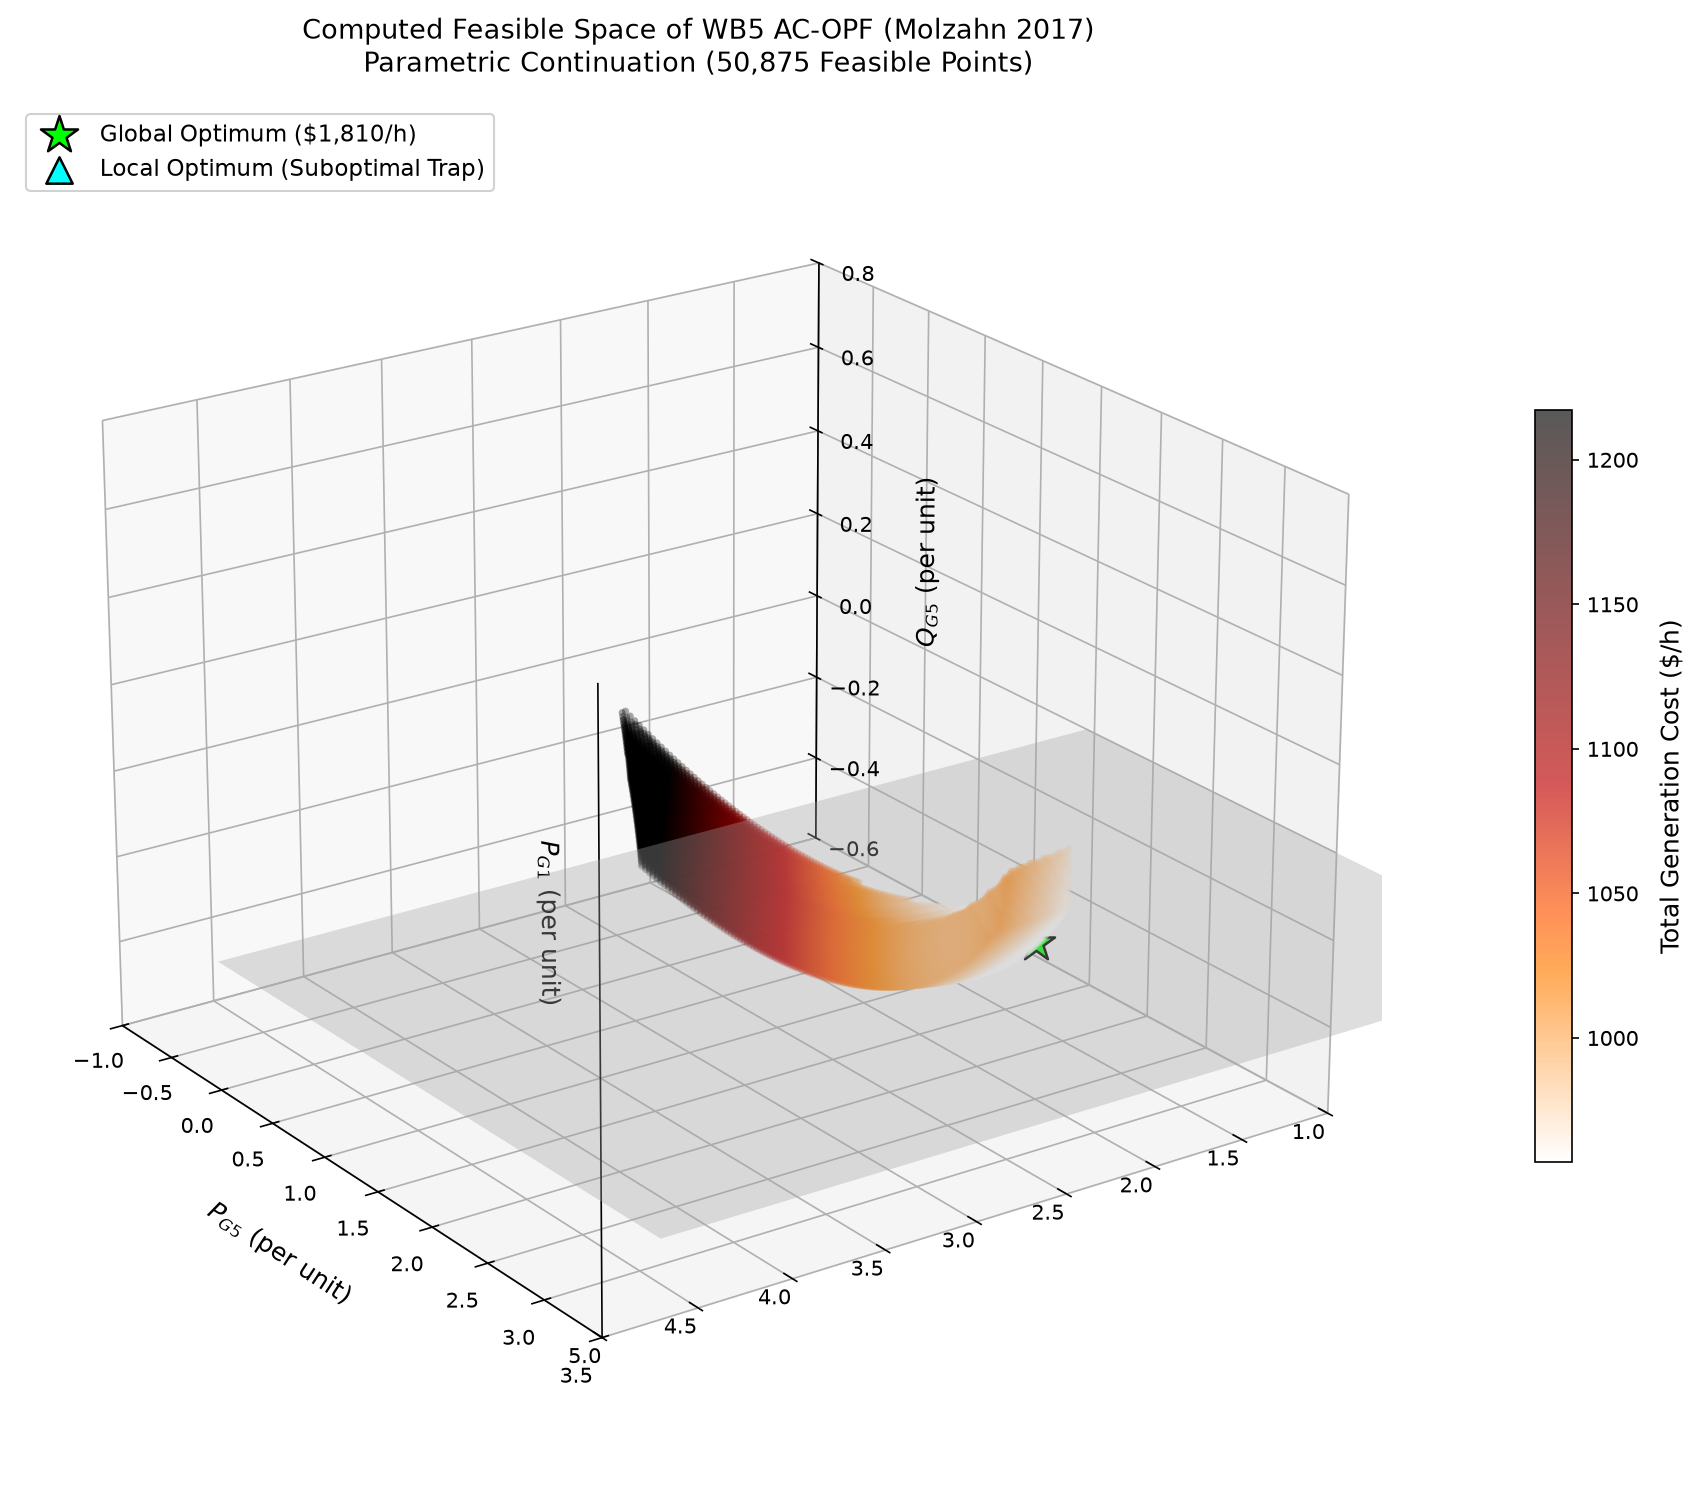
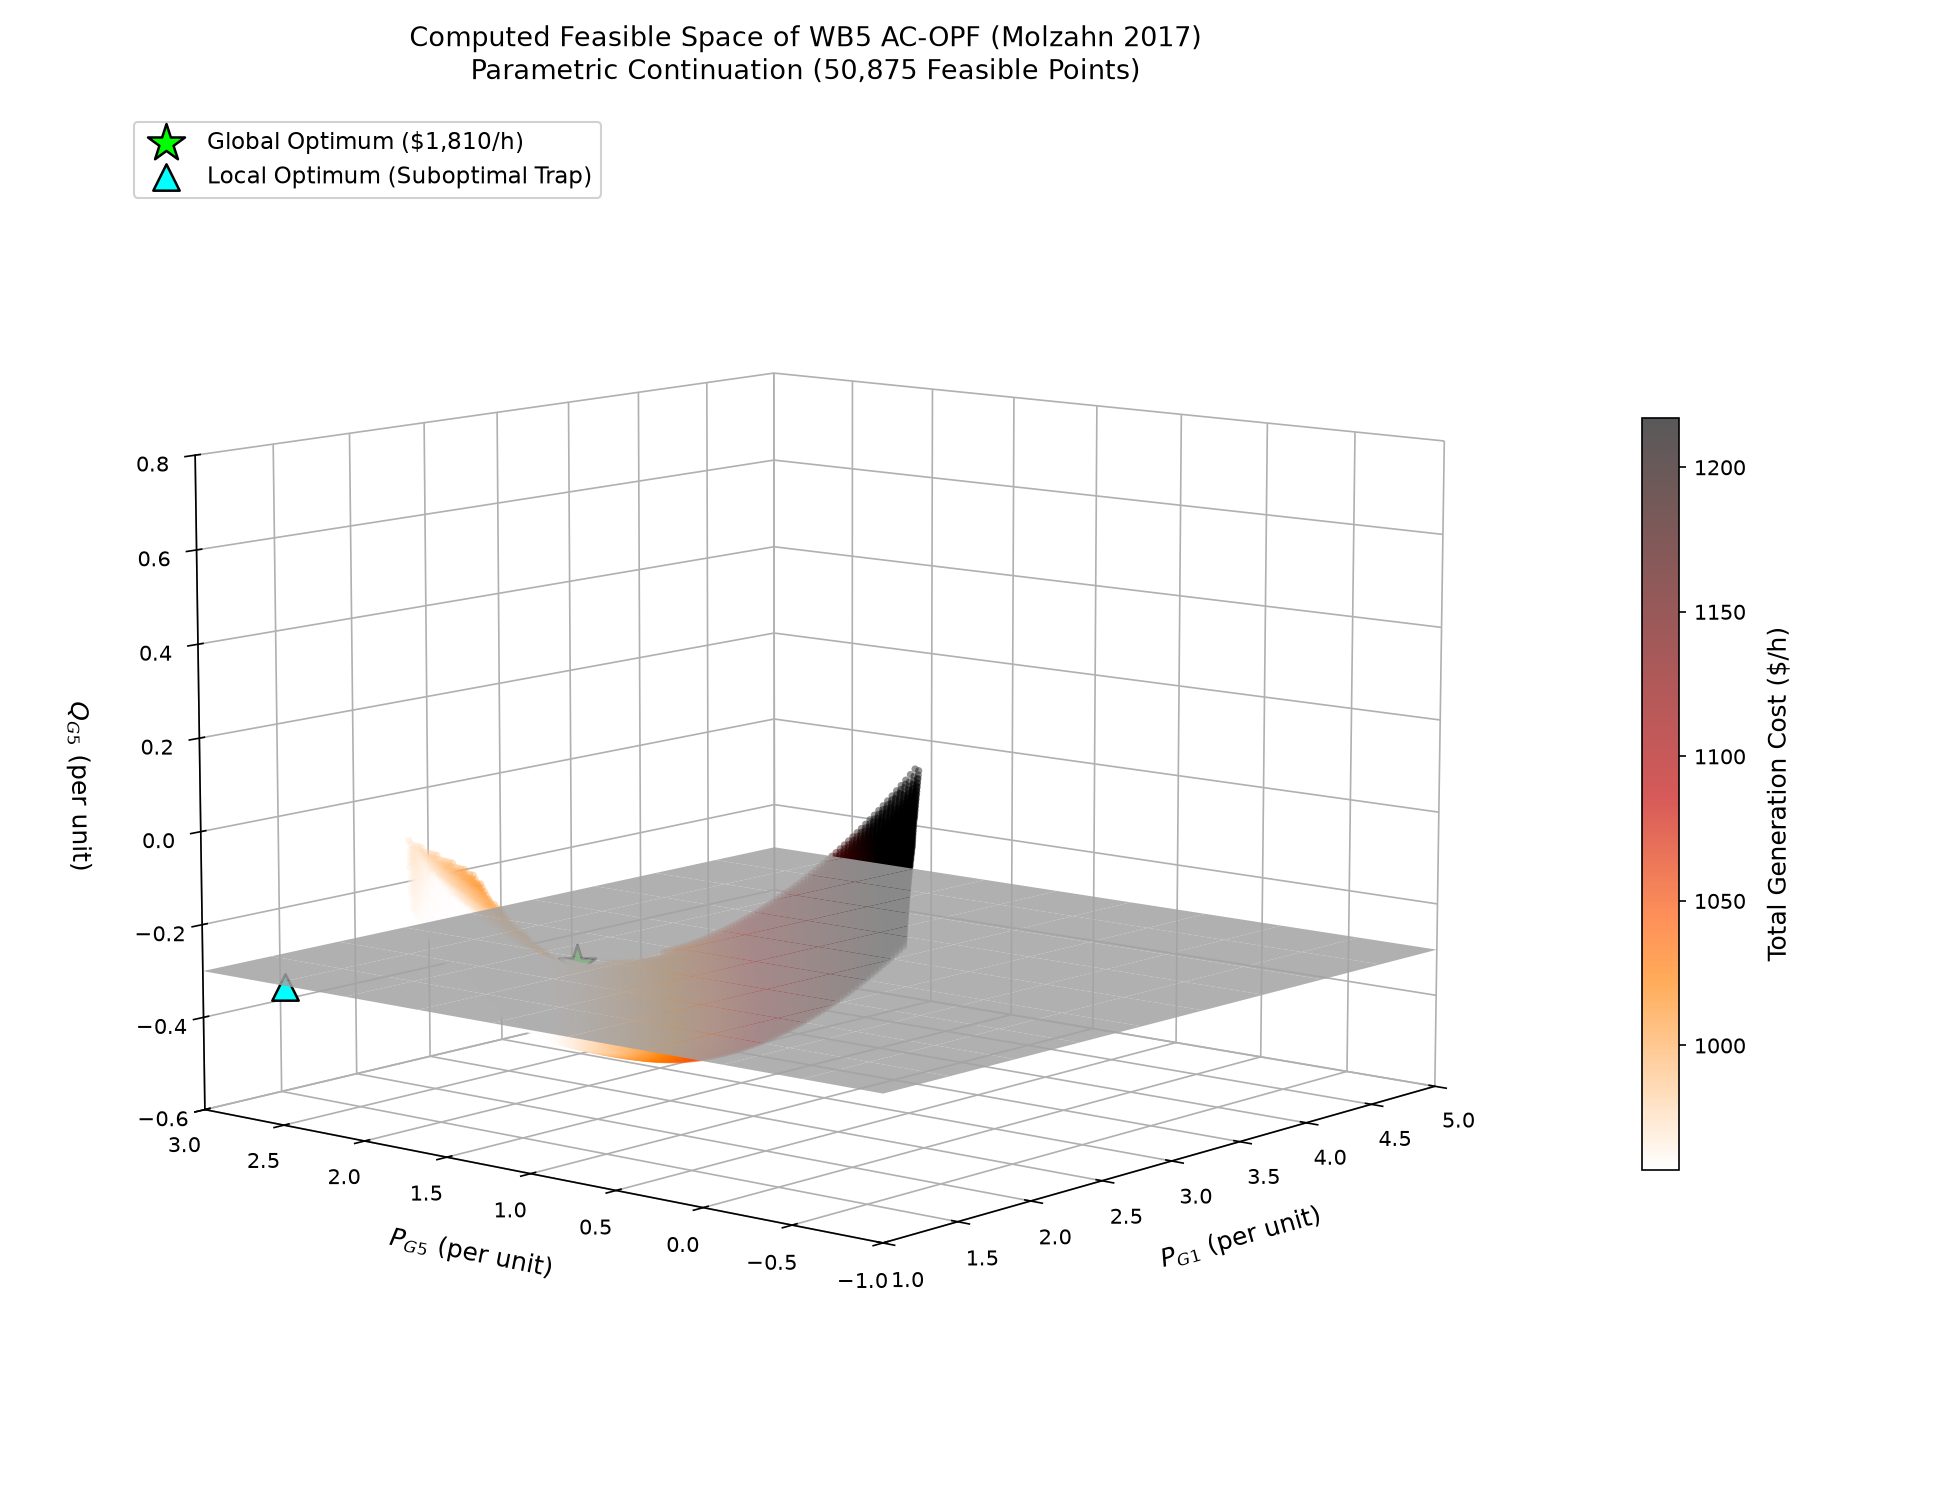
The change to this notebook cell's code, shown as a diff; its figure went from the first image to the second:
--- before
+++ after
@@ -1,23 +1,2 @@
-%matplotlib inline
-
-# =============================================================================
-# CELL 5: 3D Feasible Space Manifold (Molzahn 2017, Figure 3 Replication)
-# =============================================================================
-import os
-import pickle
-import numpy as np
-import matplotlib.pyplot as plt
-from mpl_toolkits.mplot3d import Axes3D
-
-# 1. Load the dataset generated by your HPC parameter sweep
-input_filename = "wb5_feasible_points_FINAL_50875points.pkl"
-if not os.path.exists(input_filename):
-    raise FileNotFoundError(f"Could not find '{input_filename}'. Ensure it is in your notebook folder!")
-
-with open(input_filename, "rb") as f:
-    plot_points = pickle.load(f)
-
-print(f"✔ Successfully loaded {len(plot_points):,} feasible points. Rendering 3D ribbon...")
-
 # 2. Extract projection axes: P_G5 (X-axis), P_G1 (Y-axis), Q_G5 (Z-axis)
 P_G1_vals = np.array([pt['P_gen'][0] for pt in plot_points])  # Slack bus active generation
@@ -36,5 +15,5 @@
 # 4. Plot the Continuous Feasible Manifold (The "Ribbon")
 # Using gist_heat_r mimics the paper's thermal gradient (White/Red -> Black)
-sc = ax.scatter(P_G5_vals, P_G1_vals, Q_G5_vals, 
+sc = ax.scatter(P_G1_vals, P_G5_vals, Q_G5_vals, 
                 c=cost_vals, cmap='gist_heat_r', 
                 s=12,               # Size calibrated for 2,510 points to fuse into a surface
@@ -45,7 +24,7 @@
 # 5. Plot the Separating Hyperplane at Q_G5 = -0.30 pu
 # This plane highlights the topological disconnect between the local and global optima
-xx, yy = np.meshgrid(np.linspace(0.0, 4.0, 10), np.linspace(0.0, 5.0, 10))
+xx, yy = np.meshgrid(np.linspace(1.0, 5.0, 10), np.linspace(-1.0, 3.0, 10))
 zz = -0.30 * np.ones_like(xx)
-ax.plot_surface(xx, yy, zz, color='lightgray', alpha=0.35, rstride=1, cstride=1, edgecolor='none')
+ax.plot_surface(xx, yy, zz, color='lightgray', alpha=0.85, rstride=1, cstride=1, edgecolor='none')
 
 # 6. Highlight Benchmark Optima from Molzahn (2017) Table II
@@ -62,24 +41,28 @@
 cb.set_label('Total Generation Cost ($/h)', fontsize=12, labelpad=10)
 
-ax.set_xlabel('$P_{G5}$ (per unit)', fontsize=12, labelpad=12)
-ax.set_ylabel('$P_{G1}$ (per unit)', fontsize=12, labelpad=12)
+ax.set_xlabel('$P_{G1}$ (per unit)', fontsize=12, labelpad=12)
+ax.set_ylabel('$P_{G5}$ (per unit)', fontsize=12, labelpad=12)
 ax.set_zlabel('$Q_{G5}$ (per unit)', fontsize=12, labelpad=12)
 
 # --- CRITICAL AXIS SWAP ADJUSTMENTS ---
-# Forces Matplotlib to render the labels and tick lines on the opposite bounding box panels
-ax.xaxis.set_pane_color((1.0, 1.0, 1.0, 0.0))  # Clear background panel colors
+ax.xaxis.set_pane_color((1.0, 1.0, 1.0, 0.0))  
 ax.yaxis.set_pane_color((1.0, 1.0, 1.0, 0.0))
+ax.zaxis.set_pane_color((1.0, 1.0, 1.0, 0.0))
 
-# Flips the tick metrics and titles to the back/far side wall arrays
-ax.yaxis._axinfo['juggled'] = (1, 2, 0) 
-# --------------------------------------
+ax.zaxis._axinfo['juggled'] = (0, 2, 0)
+# -------------------------------------- default below
+# ax.xaxis._axinfo['juggled'] = (1, 0, 2)
+# ax.yaxis._axinfo['juggled'] = (0, 1, 2)
+# ax.zaxis._axinfo['juggled'] = (0, 2, 1)
 
 # Set exact viewing limits matching Figure 3
-ax.set_xlim([-1.0, 3.5])
-ax.set_ylim([1.0, 5.0])
+ax.set_xlim([1, 5])
+ax.set_ylim([-1.0, 3.0])
 ax.set_zlim([-0.60, 0.80])
 
 # Invert the X-axis so P_G5 increases from right to left like the paper
-ax.invert_xaxis()
+# ax.invert_xaxis()
+# ax.invert_yaxis()
+# ax.invert_zaxis()
 
 ax.set_title("Computed Feasible Space of WB5 AC-OPF (Molzahn 2017)\n"
@@ -87,5 +70,5 @@
 
 # Adjust camera viewpoint to naturally push the PG1 wall panel backward
-ax.view_init(elev=22, azim=145)
+ax.view_init(elev=10, azim=220)
 ax.legend(loc='upper left', framealpha=0.9, fontsize=11)
 

Commit: ini plot.py udah oke